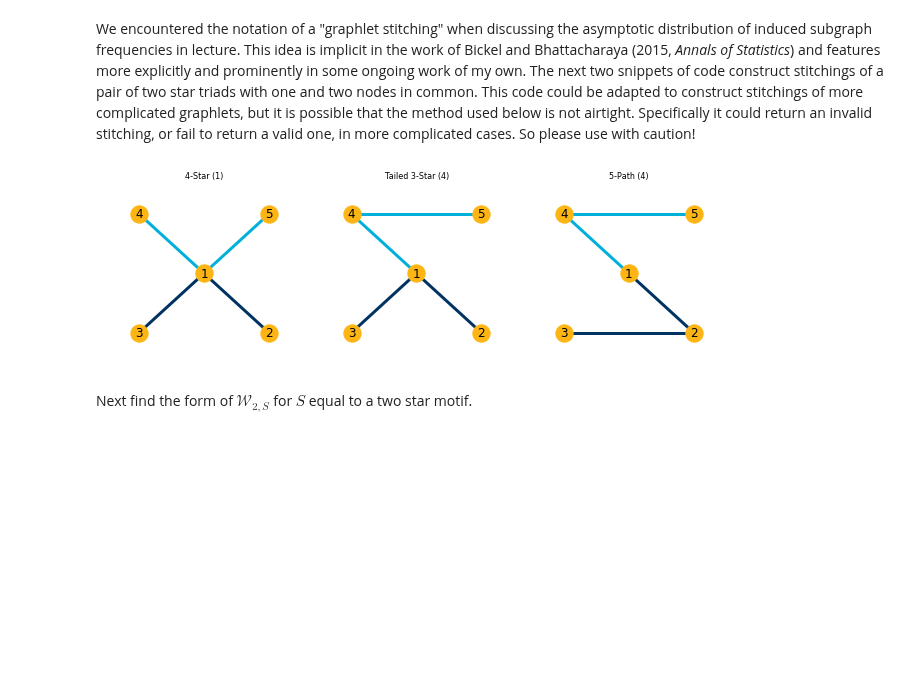
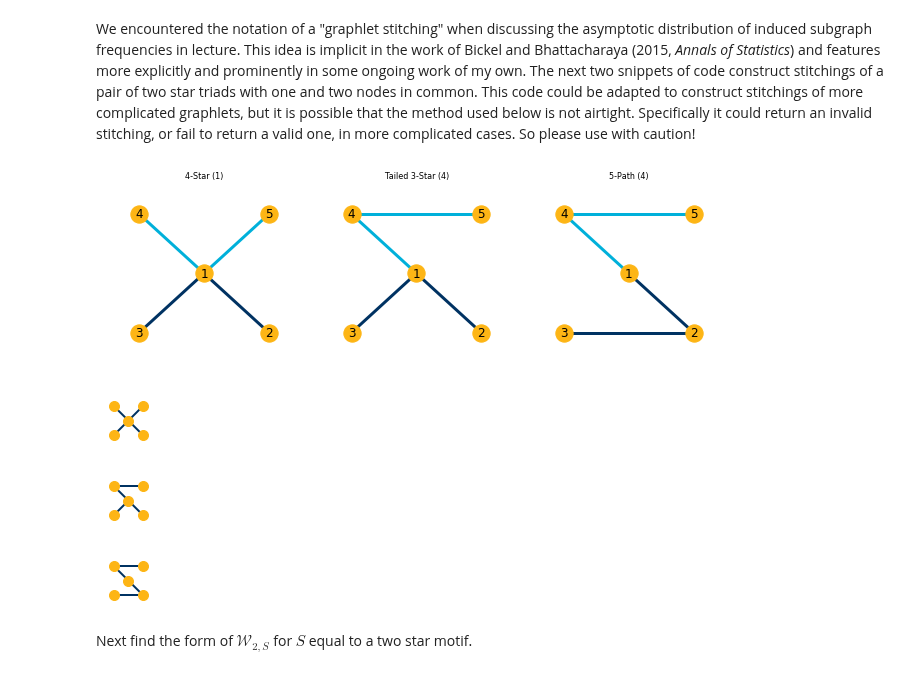
Before and after one commit to bryangraham/short_courses, a Jupyter notebook: SMU_CUHK/Notebooks/SMU_Notebook_3.ipynb, the cells around one changed output. Drawn from its saved outputs; the diff is of its cells as text; code cells hidden in the pictures; blank space fills up the shorter version.

```diff
--- a/SMU_CUHK/Notebooks/SMU_Notebook_3.ipynb
+++ b/SMU_CUHK/Notebooks/SMU_Notebook_3.ipynb
@@ -323,33 +323,58 @@ W_q1_twostar_fig = plt.figure(figsize=(9, 3))
 # Position Nodes
 node_pos = {4: [0,2], 5: [2,2], 2: [2,0], 3: [0,0], 1: [1,1]}
 
 for w in range(0,len(W_q_set)):
     ax = 'ax'+str(w)
     ax = W_q1_twostar_fig.add_subplot(1,3,w+1)
 
     # Get colors and styles for edges
     edges, colors = zip(*nx.get_edge_attributes(W_q_set[w],'color').items())
     edges, styles = zip(*nx.get_edge_attributes(W_q_set[w],'style').items())
 
     # Draw current wiring
     nx.draw_networkx(W_q_set[w], pos = node_pos, with_labels=True, node_color='#FDB515', node_size = 300, \
                      edgelist=edges, edge_color=colors, style=styles, width=3, arrows=True)
 
     plt.axis('off')
     ax.axes.set_xlim([-0.5,2.5])
     ax.axes.set_ylim([-0.5,2.5])
     ax.axes.get_xaxis().set_visible(False)
     ax.axes.get_yaxis().set_visible(False)
 
     # Add title
     plt.title(W_q1_names[w], fontsize=8)
 
 
 # Save result
 plt.tight_layout()
 plt.savefig(graphics+'W_q1_twostar.png', bbox_inches='tight', dpi=500)
+
+W_q1_file_names = ["fourstar", "tailedthreestar", "fivepath"]
+
+# Now produce same graphlets formated for inline placement
+for w in range(0,len(W_q_set)):
+
+    stitching_fig = plt.figure(figsize=(1, 1))
+    plt.axis('off')
+    ax = stitching_fig.add_subplot(1,1,1)
+
+    # Draw current wiring
+    nx.draw_networkx(W_q_set[w], pos = node_pos, with_labels=False, node_color='#FDB515', node_size = 100, \
+                     edge_color='#003262', width=2)
+
+    ax.axes.set_xlim([-0.5,2.5])
+    ax.axes.set_ylim([-0.5,2.5])
+    ax.axes.get_xaxis().set_visible(False)
+    ax.axes.get_yaxis().set_visible(False)
+
+    # Save result
+    plt.tight_layout()
+    plt.savefig(graphics+W_q1_file_names[w]+'.eps', bbox_inches='tight', dpi=500)
 # %% [output]
 [figure]
+[figure, added]
+[figure, added]
+[figure, added]
 # %% [markdown]
 Next find the form of $ \mathcal{W}_{2,S} $ for $ S $ equal to a two star motif.
 # %%
```
Also changed, not shown: parts of 1 cell of this notebook, 8 other files.
